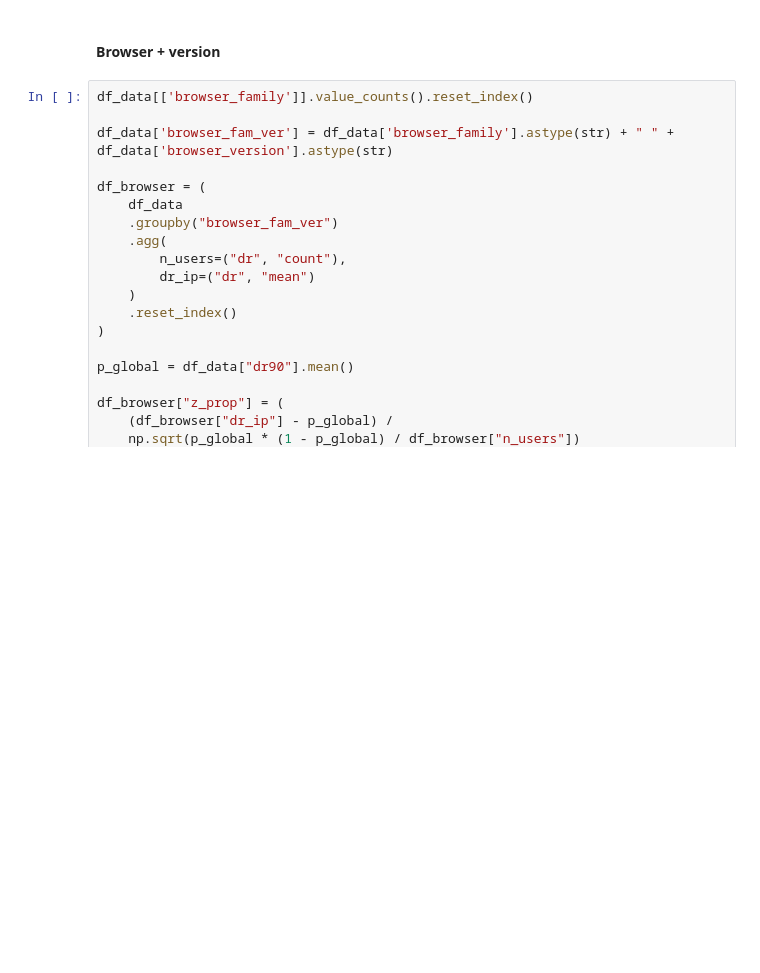
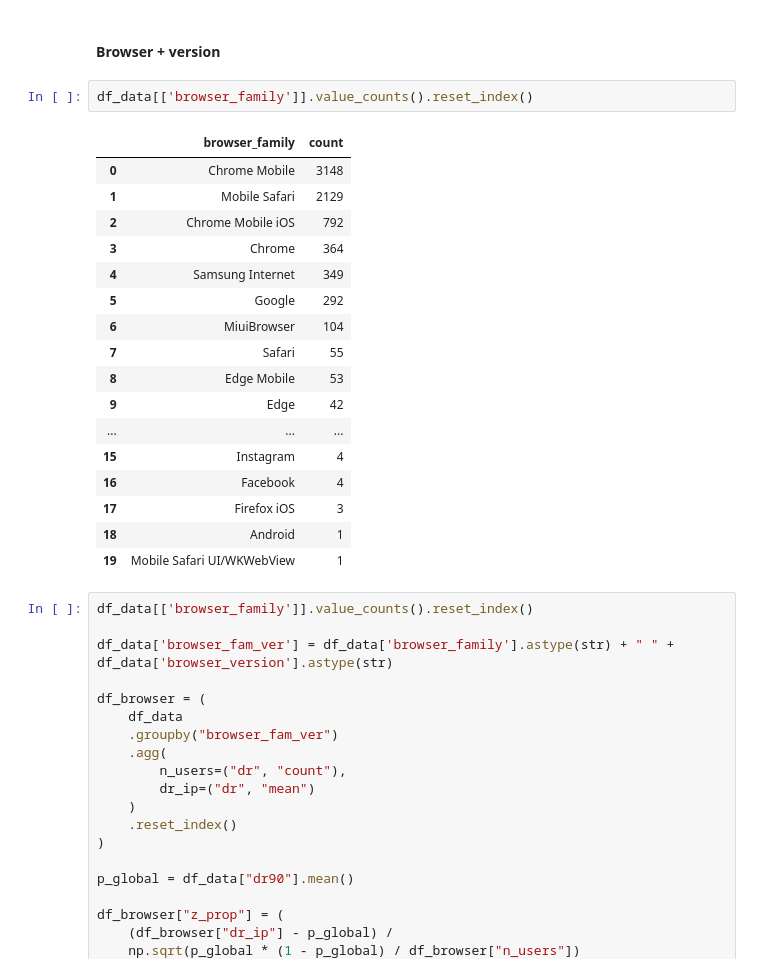
Before and after one commit to cgomez-QB/Fraud-Model, a Jupyter notebook: src/first_exploration/exploratory_data_analysis.ipynb, the cells around one changed output. Saved outputs shown, nothing was run; the diff lists cells and outputs as text; blank space fills up the shorter version.

```diff
--- a/src/first_exploration/exploratory_data_analysis.ipynb
+++ b/src/first_exploration/exploratory_data_analysis.ipynb
@@ -2538,6 +2538,26 @@ df_prod = pd.concat([df_bad_users, df_add], ignore_index=True)
 df_data = df_data.loc[:,~df_data.columns.duplicated()].copy()
 # %% [markdown]
 #### Browser + version
+# %%
+df_data[['browser_family']].value_counts().reset_index()
+# %% [output]
+|  | browser_family | count |
+| 0 | Chrome Mobile | 3148 |
+| 1 | Mobile Safari | 2129 |
+| 2 | Chrome Mobile iOS | 792 |
+| 3 | Chrome | 364 |
+| 4 | Samsung Internet | 349 |
+| 5 | Google | 292 |
+| 6 | MiuiBrowser | 104 |
+| 7 | Safari | 55 |
+| 8 | Edge Mobile | 53 |
+| 9 | Edge | 42 |
+| ... | ... | ... |
+| 15 | Instagram | 4 |
+| 16 | Facebook | 4 |
+| 17 | Firefox iOS | 3 |
+| 18 | Android | 1 |
+| 19 | Mobile Safari UI/WKWebView | 1 |
 # %%
 df_data[['browser_family']].value_counts().reset_index()
 
```
Also changed, not shown: parts of 12 cells of this notebook, 4 other files.
